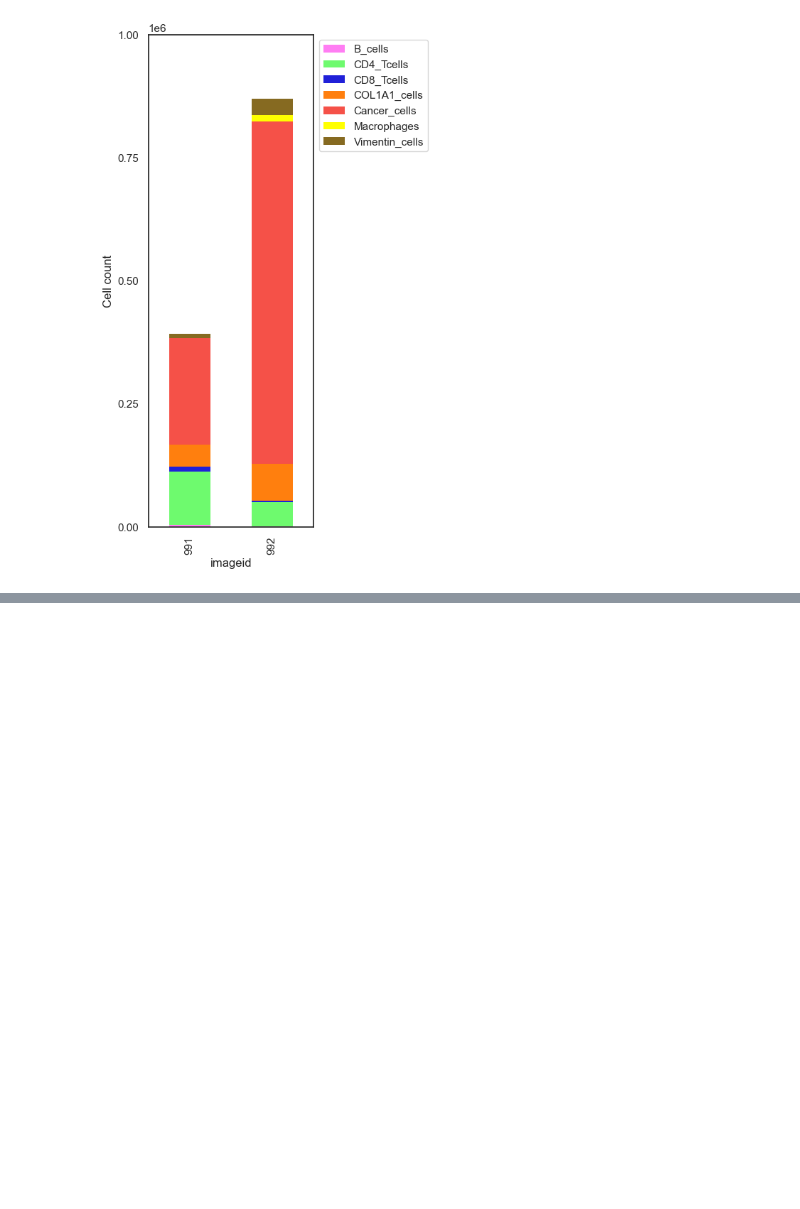
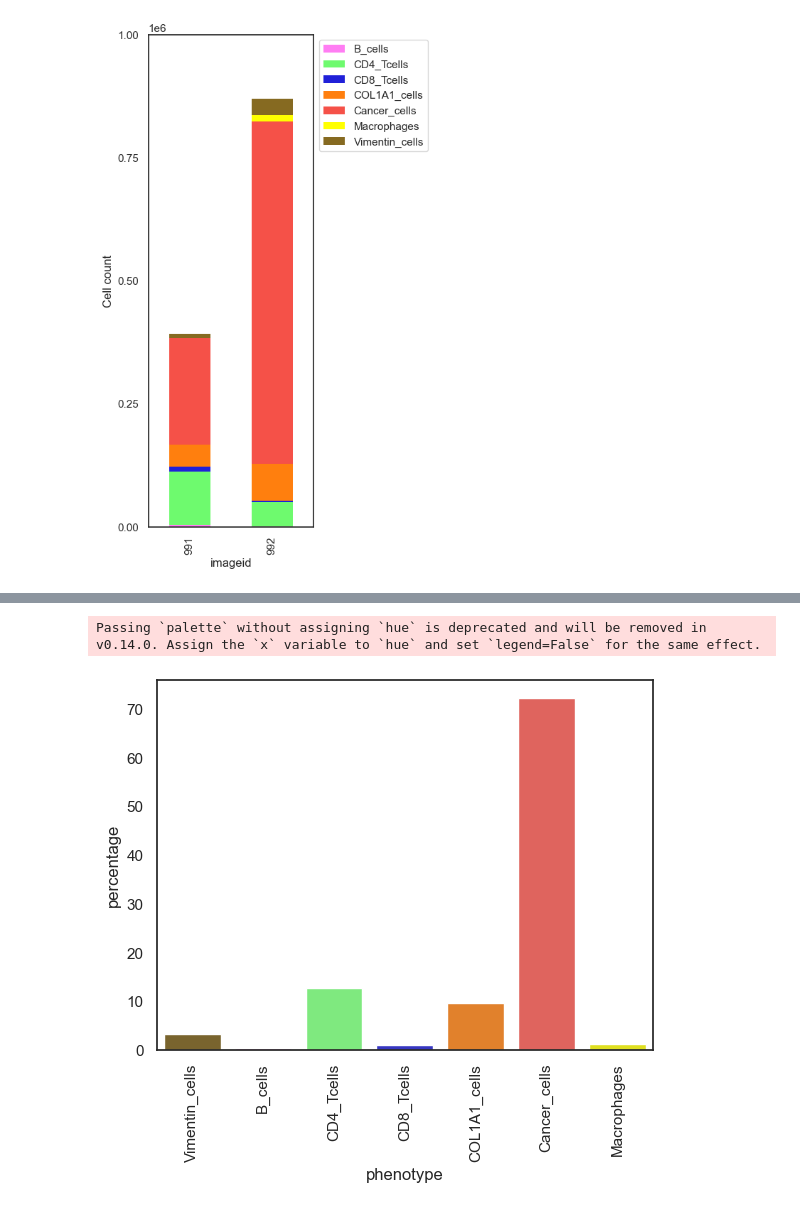
Before and after one commit to josenimo/P26_DA, a Jupyter notebook: nbs/3_compare_991_992_phenotypes.ipynb, the cells around one changed output, grey strips where cells are left out. Drawn from its saved outputs; the diff is of its cells as text; code cells hidden in the pictures; blank space fills up the shorter version.

```diff
--- a/nbs/3_compare_991_992_phenotypes.ipynb
+++ b/nbs/3_compare_991_992_phenotypes.ipynb
@@ -683,0 +774,16 @@ plt.show()
+# %%
+df = pd.DataFrame(adata.obs.phenotype.value_counts()).reset_index()
+df = df[df['phenotype'] != "Unknown" ]
+df['percentage'] = df['count']*100/df['count'].sum()
+df = df.sort_values(by='count', ascending=True)
+sns.barplot(data=df,
+            x='phenotype', y="percentage",
+            order=order_for_heatmap,
+            palette=pheno_colors,
+            # log_scale=10
+            )
+plt.xticks(rotation=90)
+plt.show()
+# %% [output]
+Passing `palette` without assigning `hue` is deprecated and will be removed in v0.14.0. Assign the `x` variable to `hue` and set `legend=False` for the same effect.
+[figure, added]
```
Also changed, not shown: parts of 10 cells of this notebook, 5 other files.
